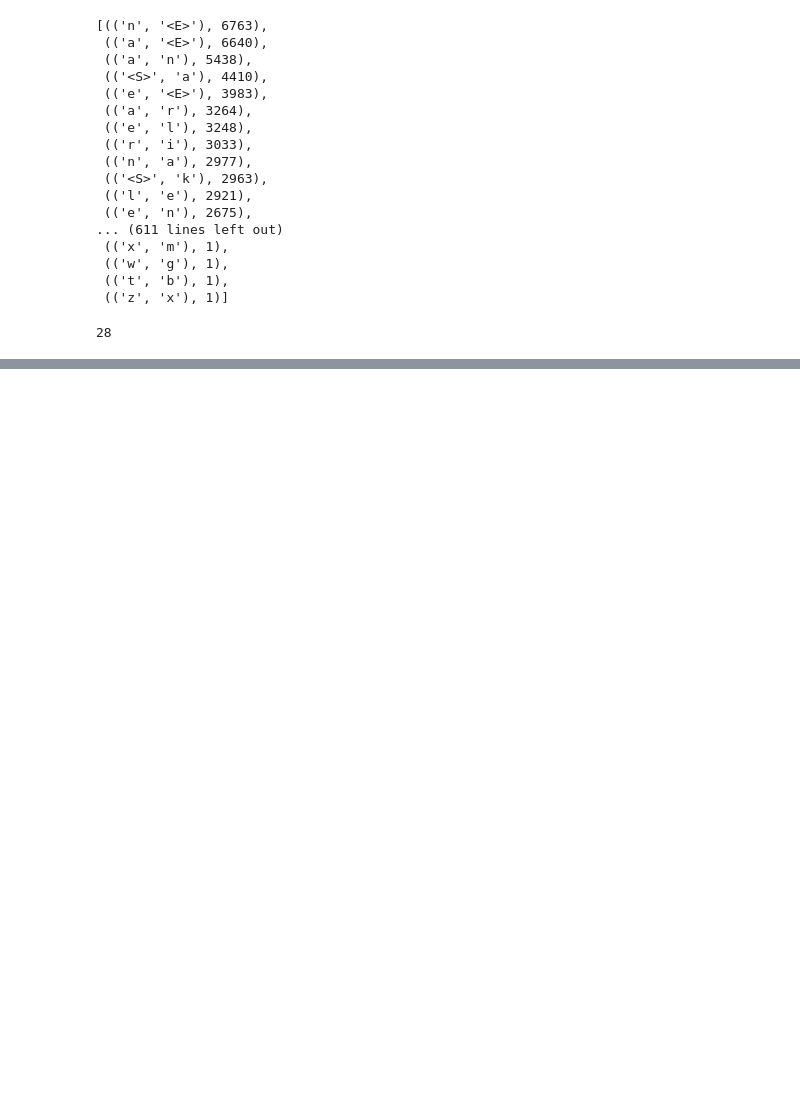
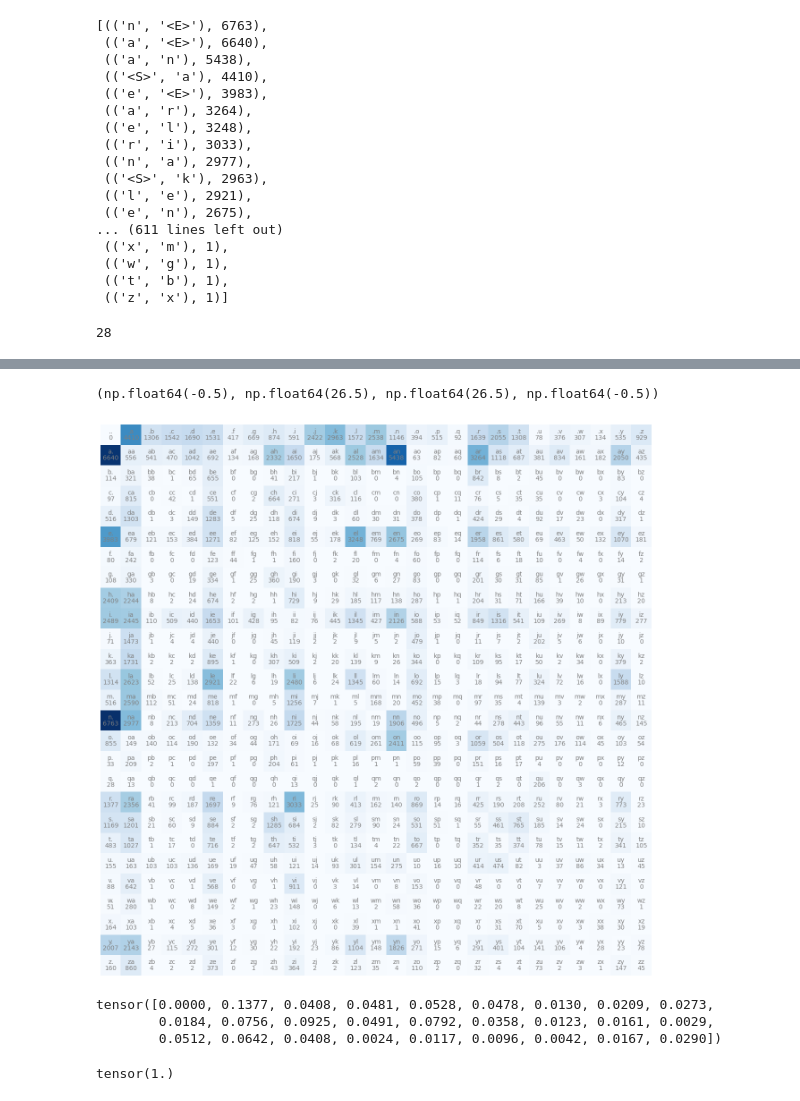
Before and after one commit to mithxr/makemore, a Jupyter notebook: makemore.ipynb, the cells around one changed output, grey strips where cells are left out. Saved outputs shown, nothing was run; the diff lists cells and outputs as text; code cells hidden in the pictures; blank space fills up the shorter version.

```diff
--- a/makemore.ipynb
+++ b/makemore.ipynb
@@ -93,0 +124,57 @@ ModuleNotFoundError: No module named 'matplotlib'
+# %%
+# to fix, lets redesign stuff
+#both start and stop is represented as . --> if . comes first then its start and if it comes second then its last
+
+
+#enumerate(chars) will give [(0,a), (1,b), (2,c)...]
+chars = sorted(list(set(''.join(words))))
+stoi = {char:index+1 for index, char in enumerate(chars)}
+stoi['.'] = 0
+
+itos={ind: char for char, ind in stoi.items()}
+
+
+
+#now itos and stoi is ready
+
+N= torch.zeros((27,27), dtype=torch.int32)
+for word in words:
+    tmp = ['.']+ list(word)+['.']
+    for chr1, chr2  in zip(tmp, tmp[1:]):
+        ind1 = stoi[chr1]
+        ind2 = stoi[chr2]
+        N[ind1, ind2] +=1
+
+# JUST FOR BETTER VISUALISATION
+import matplotlib.pyplot as plt
+%matplotlib inline
+
+plt.figure(figsize=(16,16))
+plt.imshow(N, cmap='Blues')
+for i in range(27): # traversing through each row in N - first leter of bigram
+    for j in range(27): #traversing through each column in the row that you have chosen - second letter in the bigram
+        chstr = itos[i] + itos[j] #convert the row or column number into the character that it represents - row 0, column 0 represents the bigram aa- like that
+        plt.text(j, i, chstr, ha="center", va="bottom", color='gray')
+        plt.text(j, i, N[i, j].item(), ha="center", va="top", color='gray') # N[i, j].item() gives the count
+plt.axis('off')
+# %% [output]
+(np.float64(-0.5), np.float64(26.5), np.float64(26.5), np.float64(-0.5))
+[figure, added]
+# %%
+#now we have count array
+# to convert into probabality , you should divide by sum of all counts
+
+p=N[0].float()
+p=p/p.sum() #to create a probability distribution
+p
+
+#now p is the probabalities of each letter starting the word because we took the first row
+# %% [output]
+tensor([0.0000, 0.1377, 0.0408, 0.0481, 0.0528, 0.0478, 0.0130, 0.0209, 0.0273,
+        0.0184, 0.0756, 0.0925, 0.0491, 0.0792, 0.0358, 0.0123, 0.0161, 0.0029,
+        0.0512, 0.0642, 0.0408, 0.0024, 0.0117, 0.0096, 0.0042, 0.0167, 0.0290])
+# %%
+#since its the probablities
+p.sum()
+# %% [output]
+tensor(1.)
```
Also changed, not shown: parts of 18 cells of this notebook.
